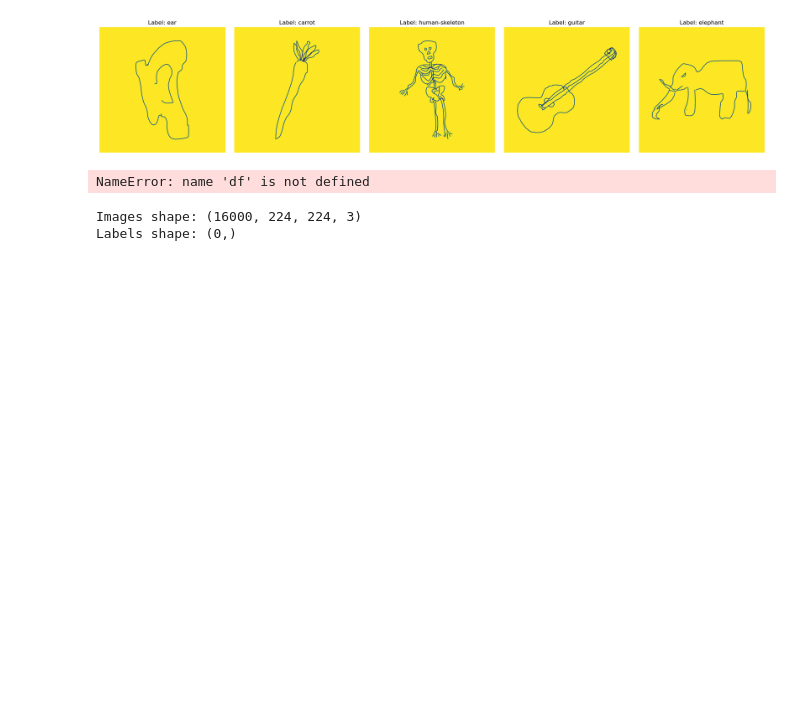
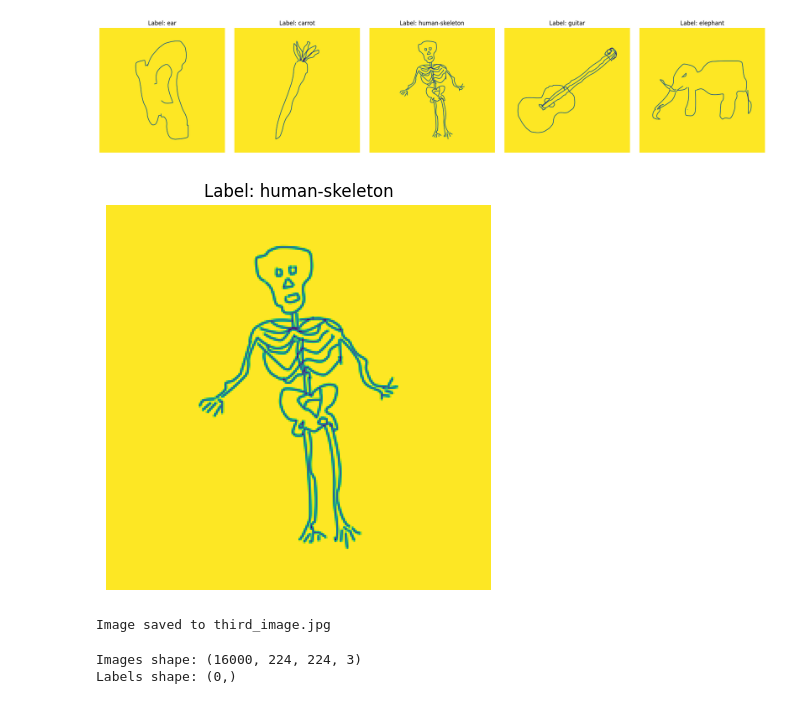
Before and after one commit to parthshinde1221/bedtime.ai, a Jupyter notebook: SketchClassifier/ImageCap.ipynb, the cells around one changed output. Saved outputs shown, nothing was run; the diff lists cells and outputs as text; code cells hidden in the pictures; blank space fills up the shorter version.

```diff
--- a/SketchClassifier/ImageCap.ipynb
+++ b/SketchClassifier/ImageCap.ipynb
@@ -132,10 +132,40 @@ plt.tight_layout()
 plt.show()
 # %% [output]
 [figure]
-# %%
-df.head()
-# %% [output]
-NameError: name 'df' is not defined
+# %%
+import matplotlib.pyplot as plt
+from PIL import Image
+import io
+
+# Assume `dataset` is your dataset and `label_map` is your label mapping dictionary
+
+# Function to display an image
+def display_image(image, label):
+    plt.imshow(image)
+    plt.axis('off')
+    plt.title(f"Label: {label}")
+
+# Get the 3rd image and label
+sample = dataset[2]  # Index 2 for the 3rd image (zero-indexed)
+image = sample['image']
+label = label_map[sample['label']]
+
+# Resize the image to 224x224
+resized_image = image.resize((224, 224))
+
+# Save the image as a JPEG file
+output_path = 'third_image.jpg'
+resized_image.save(output_path, format='JPEG')
+
+# Display the image
+plt.figure(figsize=(5, 5))
+display_image(resized_image, label)
+plt.show()
+
+print(f"Image saved to {output_path}")
+# %% [output]
+[figure, added]
+Image saved to third_image.jpg
 # %%
 import numpy as np
 
```
Also changed, not shown: parts of 8 cells of this notebook, 16 other files.
